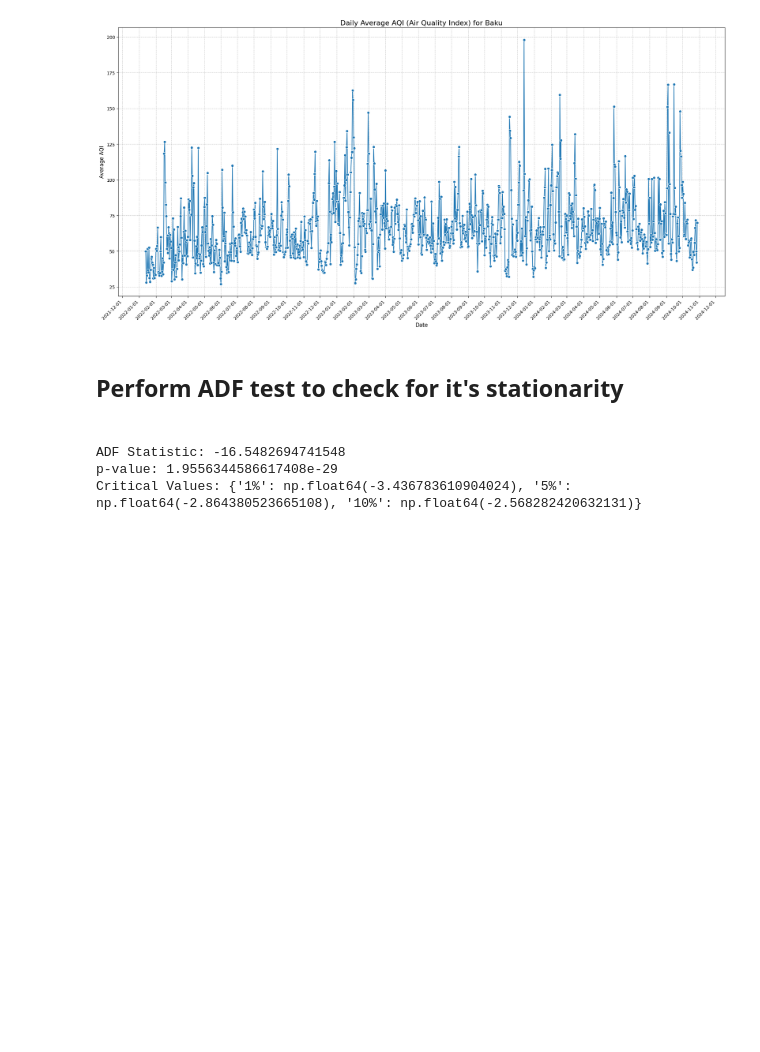
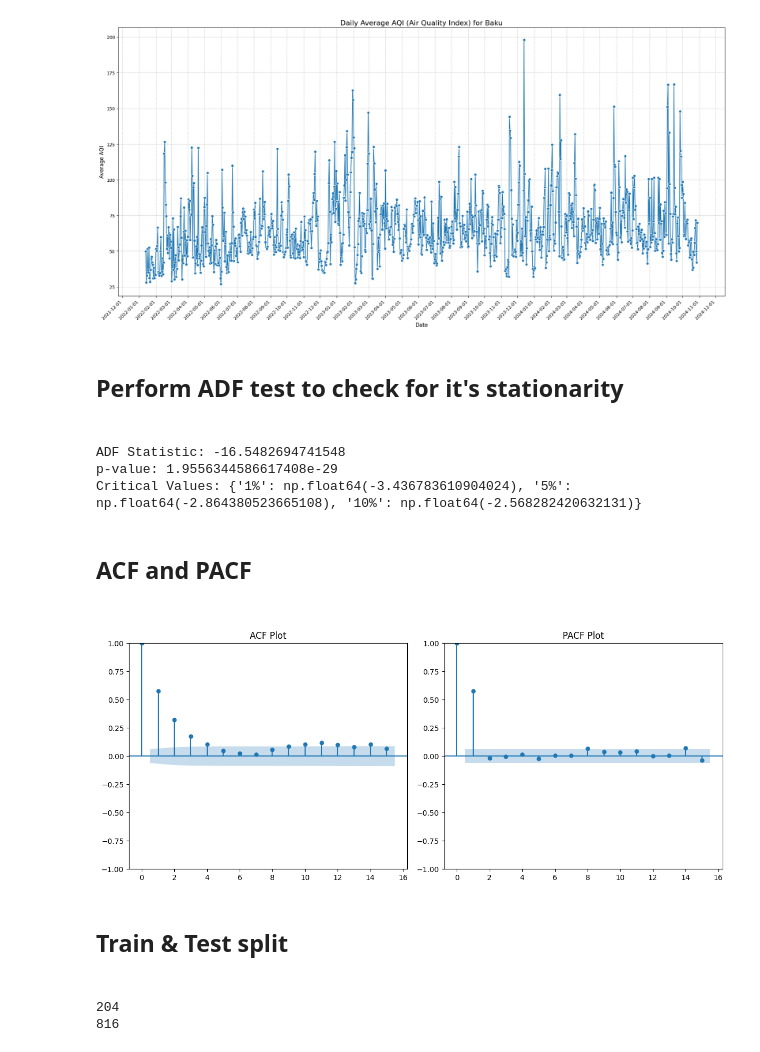
Before and after one commit to perviz822/AQI-predictor, a Jupyter notebook: preprocess.ipynb, the cells around one changed output. Drawn from its saved outputs; the diff is of its cells as text; code cells hidden in the pictures; blank space fills up the shorter version.

Commit message:
1. Based on the PACF  plot an initial AR(1) model is choosen 2. Train and Test split was performed

```diff
--- a/preprocess.ipynb
+++ b/preprocess.ipynb
@@ -56,3 +56,38 @@ print('Critical Values:', result[4])
 ADF Statistic: -16.5482694741548
 p-value: 1.9556344586617408e-29
 Critical Values: {'1%': np.float64(-3.436783610904024), '5%': np.float64(-2.864380523665108), '10%': np.float64(-2.568282420632131)}
+# %% [markdown]
+<h2> ACF  and PACF <h2>
+# %%
+
+
+# Create a figure with two subplots side by side
+fig, axes = plt.subplots(1, 2, figsize=(12, 5))
+
+# Plot ACF on the left subplot
+plot_acf(aqi_daily, lags=15, ax=axes[0])
+axes[0].set_title("ACF Plot")
+
+# Plot PACF on the right subplot
+plot_pacf(aqi_daily, lags=15, ax=axes[1])
+axes[1].set_title("PACF Plot")
+
+# Show the combined plot
+plt.tight_layout()
+plt.show()
+# %% [output]
+[figure, added]
+# %% [markdown]
+<h2> Train & Test split <h2>
+# %%
+split_percentage = 0.8
+split_index =  int (len(aqi_daily)*split_percentage)
+
+aqi_daily_train = aqi_daily[:split_index]
+aqi_daily_test =  aqi_daily[split_index:]
+
+print(len(aqi_daily_test))
+print(len(aqi_daily_train))
+# %% [output]
+204
+816
```
Also changed, not shown: 1 other file.
